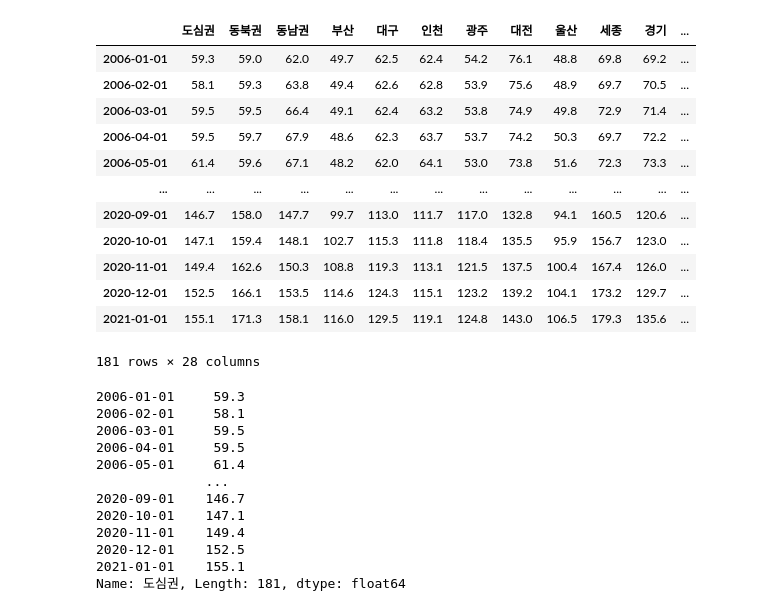
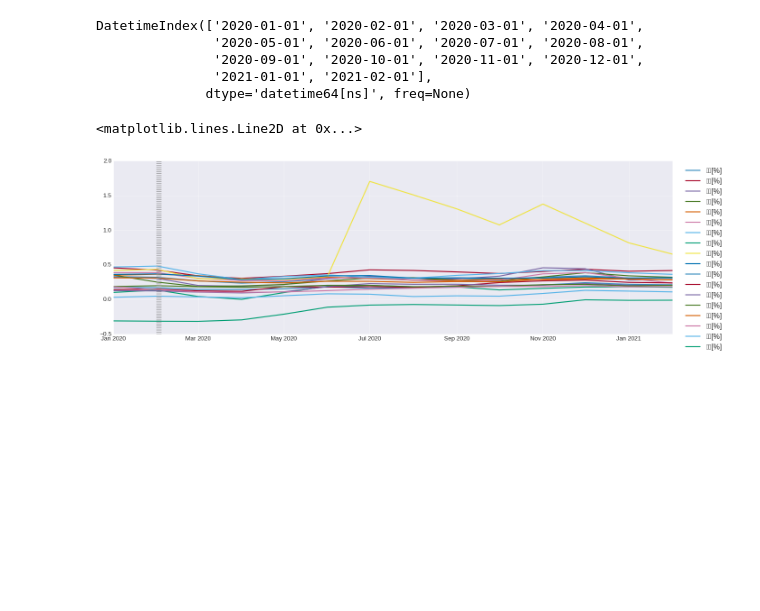
Before and after one commit to jaaaamj0711/DACON, a Jupyter notebook: 한국 부동산 데이터 시각화 경진대회/bo.ipynb, the cells around one changed output. Cells and saved outputs as stored; diff of their text form; code cells hidden in the pictures; blank space fills up the shorter version.

```diff
--- a/한국 부동산 데이터 시각화 경진대회/bo.ipynb
+++ b/한국 부동산 데이터 시각화 경진대회/bo.ipynb
@@ -68,35 +21,3 @@ name
-# %%
-apart.columns = name
-apart
-# %% [output]
-|  | 도심권 | 동북권 | 동남권 | 부산 | 대구 | 인천 | 광주 | 대전 | 울산 | 세종 | 경기 | ... |
-| 2006-01-01 | 59.3 | 59.0 | 62.0 | 49.7 | 62.5 | 62.4 | 54.2 | 76.1 | 48.8 | 69.8 | 69.2 | ... |
-| 2006-02-01 | 58.1 | 59.3 | 63.8 | 49.4 | 62.6 | 62.8 | 53.9 | 75.6 | 48.9 | 69.7 | 70.5 | ... |
-| 2006-03-01 | 59.5 | 59.5 | 66.4 | 49.1 | 62.4 | 63.2 | 53.8 | 74.9 | 49.8 | 72.9 | 71.4 | ... |
-| 2006-04-01 | 59.5 | 59.7 | 67.9 | 48.6 | 62.3 | 63.7 | 53.7 | 74.2 | 50.3 | 69.7 | 72.2 | ... |
-| 2006-05-01 | 61.4 | 59.6 | 67.1 | 48.2 | 62.0 | 64.1 | 53.0 | 73.8 | 51.6 | 72.3 | 73.3 | ... |
-| ... | ... | ... | ... | ... | ... | ... | ... | ... | ... | ... | ... | ... |
-| 2020-09-01 | 146.7 | 158.0 | 147.7 | 99.7 | 113.0 | 111.7 | 117.0 | 132.8 | 94.1 | 160.5 | 120.6 | ... |
-| 2020-10-01 | 147.1 | 159.4 | 148.1 | 102.7 | 115.3 | 111.8 | 118.4 | 135.5 | 95.9 | 156.7 | 123.0 | ... |
-| 2020-11-01 | 149.4 | 162.6 | 150.3 | 108.8 | 119.3 | 113.1 | 121.5 | 137.5 | 100.4 | 167.4 | 126.0 | ... |
-| 2020-12-01 | 152.5 | 166.1 | 153.5 | 114.6 | 124.3 | 115.1 | 123.2 | 139.2 | 104.1 | 173.2 | 129.7 | ... |
-| 2021-01-01 | 155.1 | 171.3 | 158.1 | 116.0 | 129.5 | 119.1 | 124.8 | 143.0 | 106.5 | 179.3 | 135.6 | ... |
-181 rows × 28 columns
-# %%
-apart["도심권"]
-# %% [output]
-2006-01-01     59.3
-2006-02-01     58.1
-2006-03-01     59.5
-2006-04-01     59.5
-2006-05-01     61.4
-              ...
-2020-09-01    146.7
-2020-10-01    147.1
-2020-11-01    149.4
-2020-12-01    152.5
-2021-01-01    155.1
-Name: 도심권, Length: 181, dtype: float64
 # %%
 import pandas as pd
 import numpy as np
@@ -106,4 +27,4 @@ import seaborn as sns
 import warnings
 warnings.filterwarnings('ignore')
 
-plt.style.use(['ggplot'])
+plt.style.use(['seaborn-darkgrid'])
@@ -110,3 +33,20 @@ plt.style.use(['ggplot'])
+# %%
+b.index
+# %% [output]
+DatetimeIndex(['2020-01-01', '2020-02-01', '2020-03-01', '2020-04-01',
+               '2020-05-01', '2020-06-01', '2020-07-01', '2020-08-01',
+               '2020-09-01', '2020-10-01', '2020-11-01', '2020-12-01',
+               '2021-01-01', '2021-02-01'],
+              dtype='datetime64[ns]', freq=None)
+# %%
+warnings.filterwarnings('ignore')
+plt.subplots(figsize = (20,6))
+plt.plot(b.index, b.values)
+plt.legend(b.columns.values, bbox_to_anchor=(1.1, 1))
+plt.axvline(x = pd.to_datetime("2020-02-02"), color='gray', linestyle=':', linewidth=10)
+# %% [output]
+<matplotlib.lines.Line2D at 0x...>
+[figure, added]
 # %%
 drange = apart.loc["2019-01-01": "2021-01-01"]
 # %%
```
Also changed, not shown: parts of 9 cells of this notebook.
